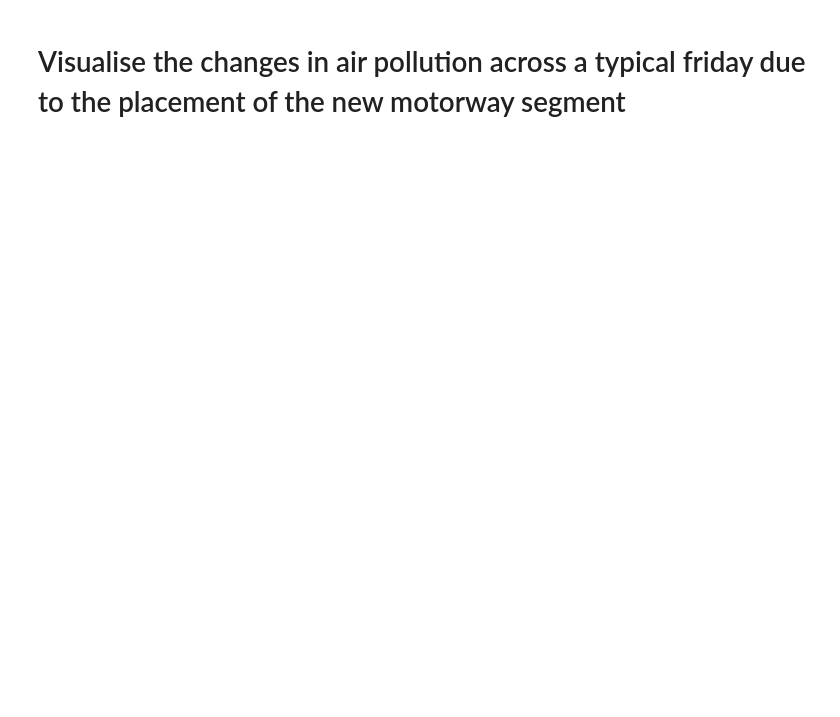
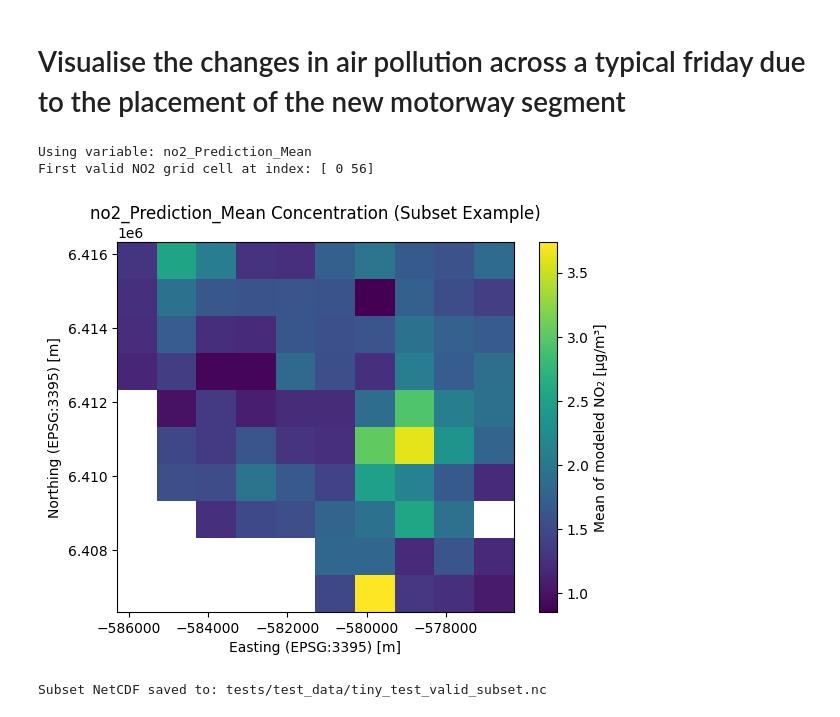
Before and after one commit to berrli/Environmental-Insights, a Jupyter notebook: tutorial_environmental_insights.ipynb, the cells around one changed output. Saved outputs shown, nothing was run; the diff lists cells and outputs as text; code cells hidden in the pictures; blank space fills up the shorter version.

```diff
--- a/tutorial_environmental_insights.ipynb
+++ b/tutorial_environmental_insights.ipynb
@@ -432,3 +707,73 @@ for air_pollutant in air_pollutants:
             "motorway_addition_" + air_pollutant,
         )
     )
+# %%
+import xarray as xr
+import matplotlib.pyplot as plt
+import os
+
+# Path to your large NetCDF file
+large_nc_path = "environmental_insights/environmental_insights_data/ML-HAPPE/Output/2018-01-01_080000.nc"
+
+import xarray as xr
+import numpy as np
+import matplotlib.pyplot as plt
+import os
+
+# === Find NO2 variable ===
+no2_var_candidates = [v for v in ds.data_vars if 'no2' in v.lower()]
+
+if not no2_var_candidates:
+    raise ValueError("No variable with 'no2' in name found!")
+
+no2_var = no2_var_candidates[0]
+print(f"Using variable: {no2_var}")
+
+# === Find first non-NaN grid cell ===
+no2_data = ds[no2_var]
+
+# Assume dims like (Timestamp, Northing, Easting)
+if "Timestamp" in no2_data.dims:
+    no2_data_2d = no2_data.isel(Timestamp=0)
+else:
+    no2_data_2d = no2_data
+
+valid_mask = ~np.isnan(no2_data_2d.values)
+
+if not valid_mask.any():
+    raise ValueError("Dataset has no valid NO2 data!")
+
+# Get first valid cell indices
+first_valid_idx = np.argwhere(valid_mask)[0]
+print(f"First valid NO2 grid cell at index: {first_valid_idx}")
+
+northing_idx, easting_idx = first_valid_idx
+
+# === Define 10x10 window around valid cell ===
+northing_start = max(0, northing_idx - 5)
+easting_start = max(0, easting_idx - 5)
+
+# Subset the data
+ds_subset = ds.isel(Northing=slice(northing_start, northing_start + 10),
+                    Easting=slice(easting_start, easting_start + 10))
+
+# === Plot the NO2 concentration for the subset ===
+no2_subset = ds_subset[no2_var].isel(Timestamp=0) if "Timestamp" in ds_subset.dims else ds_subset[no2_var]
+
+no2_subset.plot(x='Easting', y='Northing', cmap='viridis')
+plt.title(f"{no2_var} Concentration (Subset Example)")
+plt.show()
+
+
+# === (Optional) Save tiny test NetCDF ===
+small_nc_path = os.path.join("tests", "test_data", "tiny_test_valid_subset.nc")
+os.makedirs(os.path.dirname(small_nc_path), exist_ok=True)
+ds_subset.to_netcdf(small_nc_path)
+
+print(f"Subset NetCDF saved to: {small_nc_path}")
+display(ds_subset)
+# %% [output]
+Using variable: no2_Prediction_Mean
+First valid NO2 grid cell at index: [ 0 56]
+[figure, added]
+Subset NetCDF saved to: tests/test_data/tiny_test_valid_subset.nc
```
Also changed, not shown: parts of 25 cells of this notebook, 22 other files.
